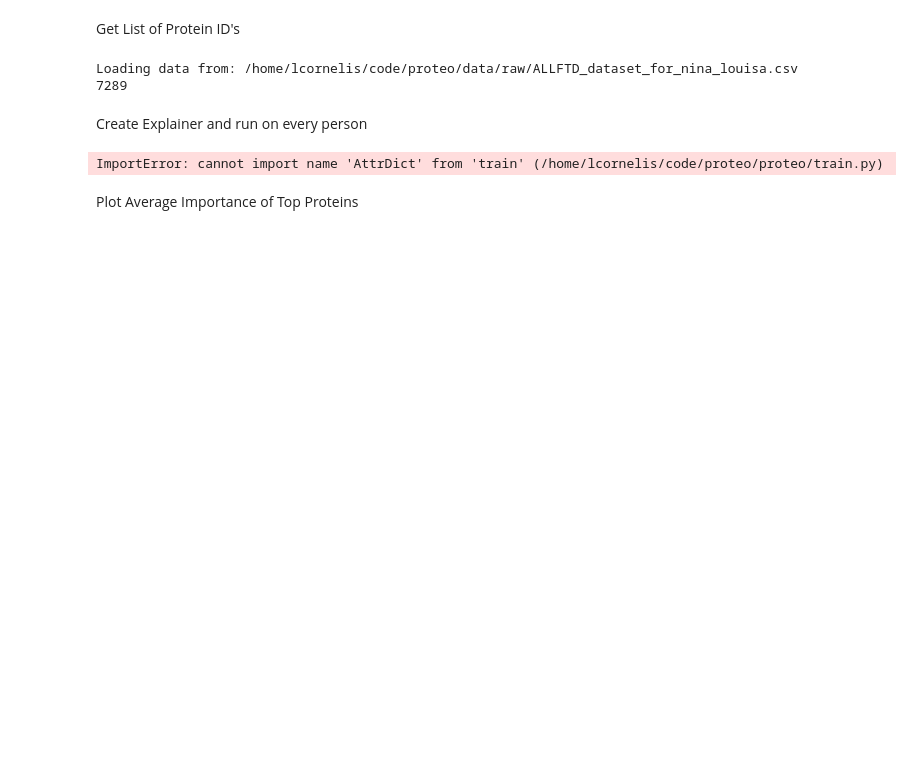
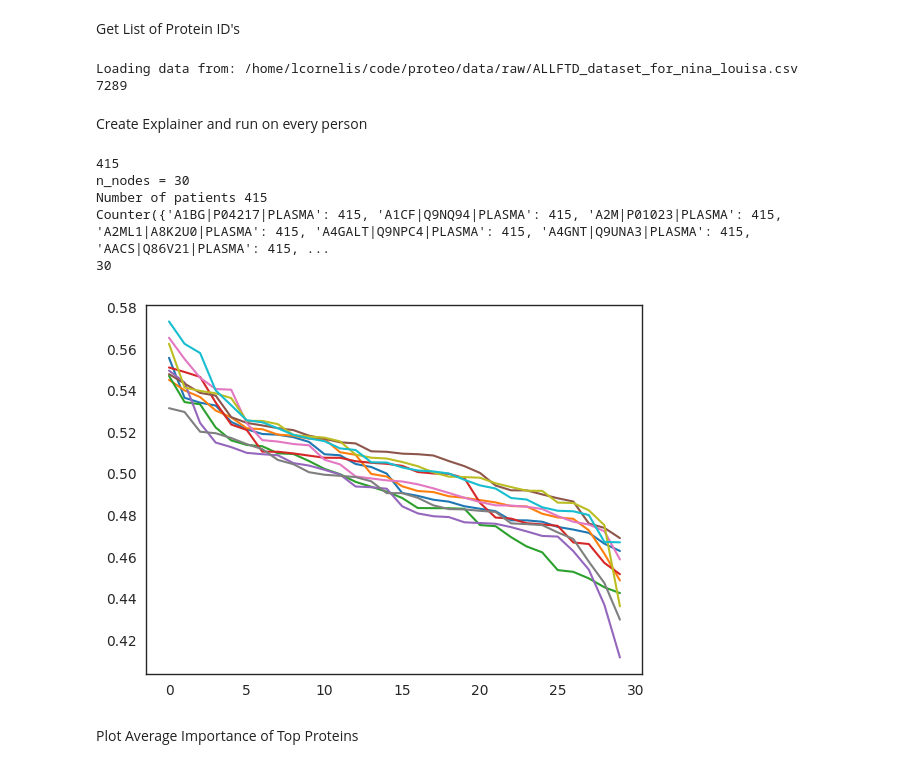
Before and after one commit to geometric-intelligence/proteo, a Jupyter notebook: proteo/evaluation.ipynb, the cells around one changed output. Drawn from its saved outputs; the diff is of its cells as text; code cells hidden in the pictures; blank space fills up the shorter version.

```diff
--- a/proteo/evaluation.ipynb
+++ b/proteo/evaluation.ipynb
@@ -38,25 +38,24 @@ import os
 import torch
 import torch_geometric
 from torch_geometric.explain import GNNExplainer, Explainer
-from train import Proteo, AttrDict
-from proteo.datasets.ftd import ROOT_DIR, FTDDataset
-from config_utils import CONFIG_FILE, read_config_from_file
+from train import Proteo
+from proteo.datasets.ftd import FTDDataset
 from models.gat_v4 import GATv4
 from torch_geometric.loader import DataLoader
 import matplotlib.pyplot as plt
 import networkx as nx
 from collections import Counter
+from config_utils import CONFIG_FILE, Config, read_config_from_file
 
 
 
 #Load model checkpoint
-module = Proteo.load_from_checkpoint("/home/lcornelis/code/proteo/proteo/checkpoints/ckpt11-06-2024epoch=22.ckpt")
+module = Proteo.load_from_checkpoint("/home/lcornelis/code/proteo/outputs/checkpoints/run-20240709_2329xx-jn0w76fn-gat-v4-epoch=64-val_loss=0.3680.ckpt")
 
 # Load datasets
-root = os.path.join(ROOT_DIR, "data", "ftd")
 config = read_config_from_file(CONFIG_FILE)
-model_parameters = getattr(config, config.model)
-model_parameters = AttrDict(model_parameters)
+root = os.path.join(config.root_dir, config.data_dir)
+model_parameters = Config.parse_obj(getattr(config, config.model))
 test_dataset = FTDDataset(root, "test", config)
 train_dataset = FTDDataset(root, "train", config)
 
@@ -112,34 +111,39 @@ for data in dataset:
     )
     #print(f'Generated explanations in {explanation.available_explanations}')
     # Node_importance is of format [[0], [0],[0],...,[.5]] with length equal to the number of nodes
     node_importance = explanation.node_mask.cpu().detach().numpy()
     if i < 10:
         #Note: this is not going to show the same proteins, it will just show the top 300 for 10 first people
         plt.plot(sorted(node_importance, reverse=True)[:300])
 
     # Find row indices of non-zero elements in node_importance
     indv_important_proteins_indices = np.nonzero(node_importance)[0]
     indv_important_proteins = protein_ids[indv_important_proteins_indices]
 
     all_proteins.append(indv_important_proteins) #array holding all the important proteins for each person
 
     # Update sum_node_importance dictionary using protein_ids as keys
     for idx, importance in enumerate(node_importance):
         protein_id = protein_ids[idx]
         sum_node_importance[protein_id] += importance[0]
 
     i += 1
 
 print("Number of patients", i)
 # Flatten the list of lists into a single list
 full_count = [item for sublist in all_proteins for item in sublist]
 
 # Use Counter to count the occurrences of each element
 protein_count = Counter(full_count)
 print(protein_count)
 print(len(protein_count))
 # %% [output]
-ImportError: cannot import name 'AttrDict' from 'train' (/home/lcornelis/code/proteo/proteo/train.py)
+415
+n_nodes = 30
+Number of patients 415
+Counter({'A1BG|P04217|PLASMA': 415, 'A1CF|Q9NQ94|PLASMA': 415, 'A2M|P01023|PLASMA': 415, 'A2ML1|A8K2U0|PLASMA': 415, 'A4GALT|Q9NPC4|PLASMA': 415, 'A4GNT|Q9UNA3|PLASMA': 415, 'AACS|Q86V21|PLASMA': 415, ...
+30
+[figure, added]
 # %% [markdown]
 Plot Average Importance of Top Proteins
 # %%
```
Also changed, not shown: parts of 2 cells of this notebook, 8 other files.
